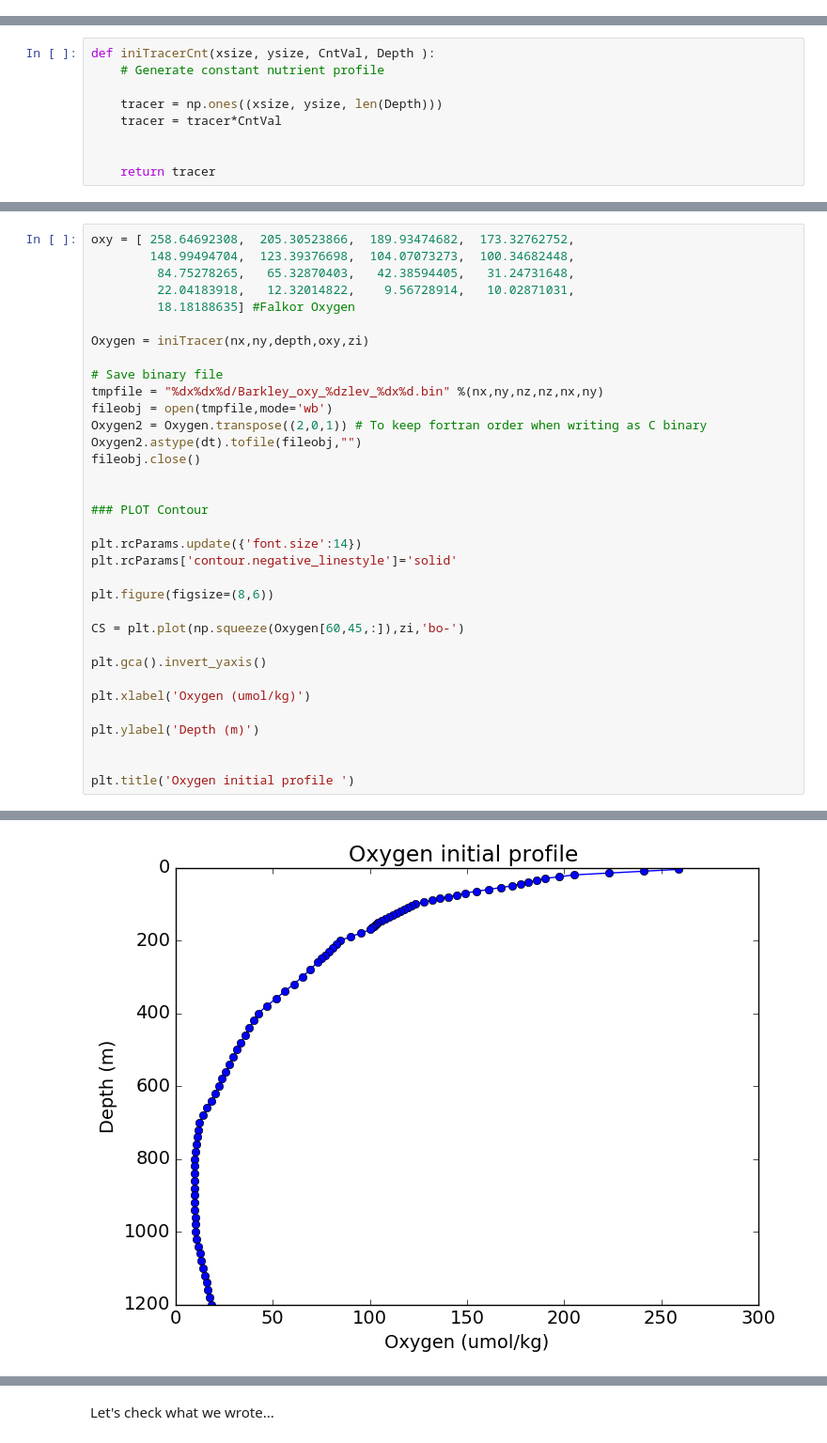
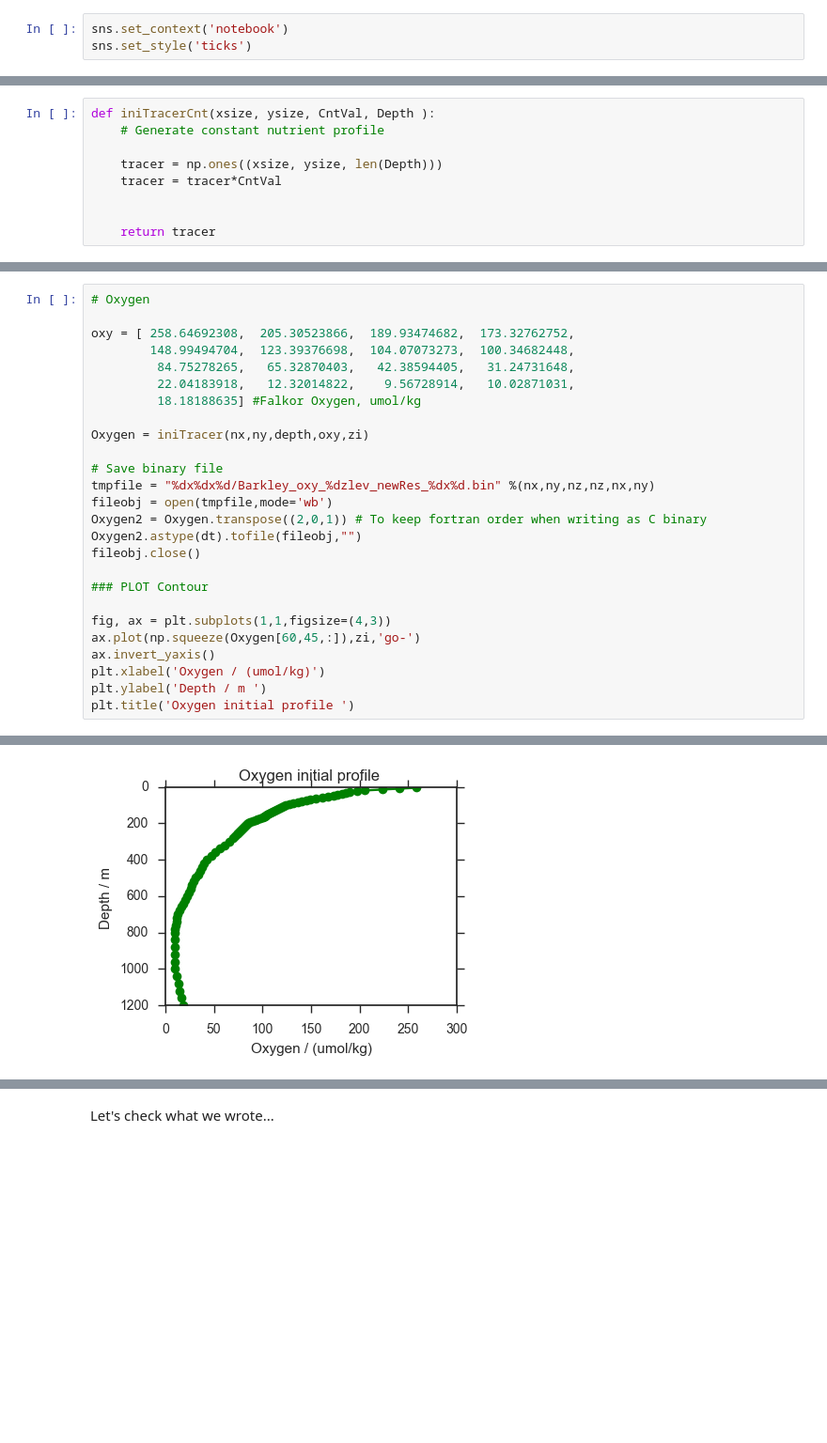
Before and after one commit to UBC-MOAD/buildcanyon, a Jupyter notebook: Stratification/GenerateBarkleyProfiles.ipynb, the cells around one changed output, grey strips where cells are left out. Shown at 94% size. Drawn from its saved outputs; the diff is of its cells as text; blank space fills up the shorter version.

```diff
--- a/Stratification/GenerateBarkleyProfiles.ipynb
+++ b/Stratification/GenerateBarkleyProfiles.ipynb
@@ -19,3 +16,6 @@ import struct
+# %%
+sns.set_context('notebook')
+sns.set_style('ticks')
 # %%
 def iniTracer(xsize, ysize, IniDepth, IniProfile, InterpDepth):
 
@@ -181,38 +169,30 @@ plt.title('Nitrate initial profile ')
 # %%
+# Oxygen
+
 oxy = [ 258.64692308,  205.30523866,  189.93474682,  173.32762752,
         148.99494704,  123.39376698,  104.07073273,  100.34682448,
          84.75278265,   65.32870403,   42.38594405,   31.24731648,
          22.04183918,   12.32014822,    9.56728914,   10.02871031,
-         18.18188635] #Falkor Oxygen
+         18.18188635] #Falkor Oxygen, umol/kg
 
 Oxygen = iniTracer(nx,ny,depth,oxy,zi)
 
 # Save binary file
-tmpfile = "%dx%dx%d/Barkley_oxy_%dzlev_%dx%d.bin" %(nx,ny,nz,nz,nx,ny)
+tmpfile = "%dx%dx%d/Barkley_oxy_%dzlev_newRes_%dx%d.bin" %(nx,ny,nz,nz,nx,ny)
 fileobj = open(tmpfile,mode='wb')
 Oxygen2 = Oxygen.transpose((2,0,1)) # To keep fortran order when writing as C binary
 Oxygen2.astype(dt).tofile(fileobj,"")
 fileobj.close()
 
-
 ### PLOT Contour
 
-plt.rcParams.update({'font.size':14})
-plt.rcParams['contour.negative_linestyle']='solid'
-
-plt.figure(figsize=(8,6))
-
-CS = plt.plot(np.squeeze(Oxygen[60,45,:]),zi,'bo-')
-
-plt.gca().invert_yaxis()
-
-plt.xlabel('Oxygen (umol/kg)')
-
-plt.ylabel('Depth (m)')
-
-
+fig, ax = plt.subplots(1,1,figsize=(4,3))
+ax.plot(np.squeeze(Oxygen[60,45,:]),zi,'go-')
+ax.invert_yaxis()
+plt.xlabel('Oxygen / (umol/kg)')
+plt.ylabel('Depth / m ')
 plt.title('Oxygen initial profile ')
 # %% [output]
 <matplotlib.text.Text at 0x...>
-[figure, old version]
+[figure, new version]
 # %%
```
Also changed, not shown: parts of 15 cells of this notebook, 2 other files.
